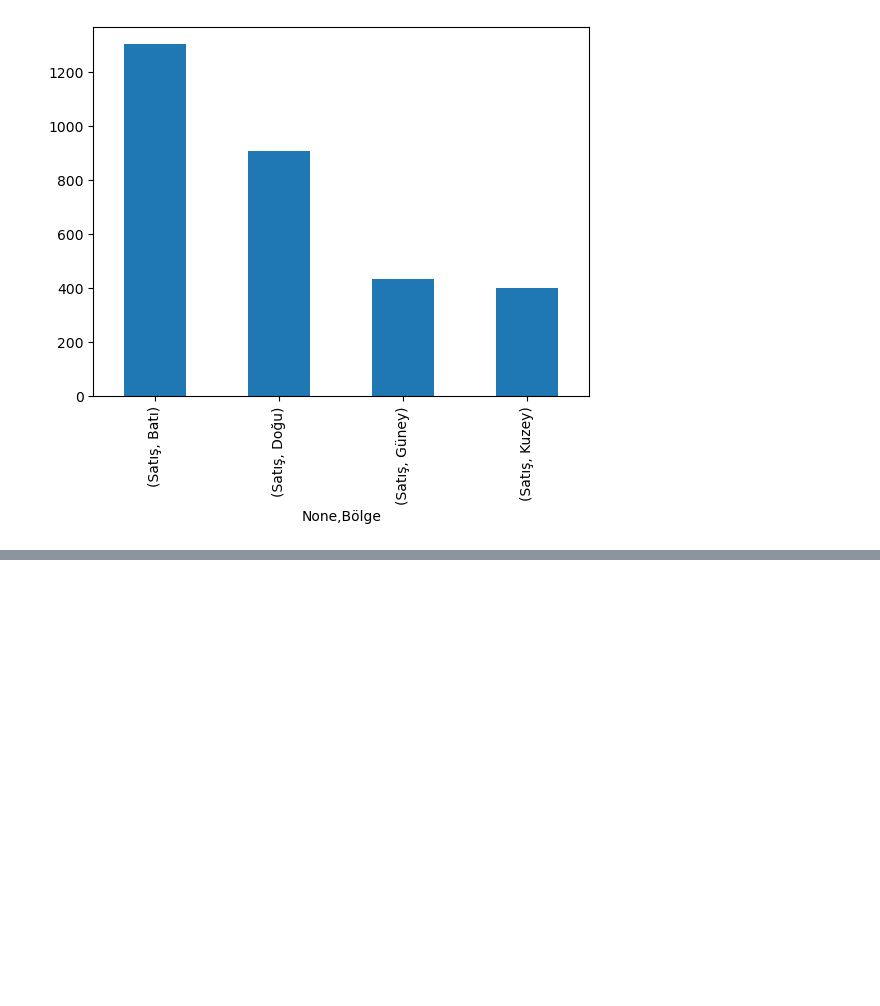
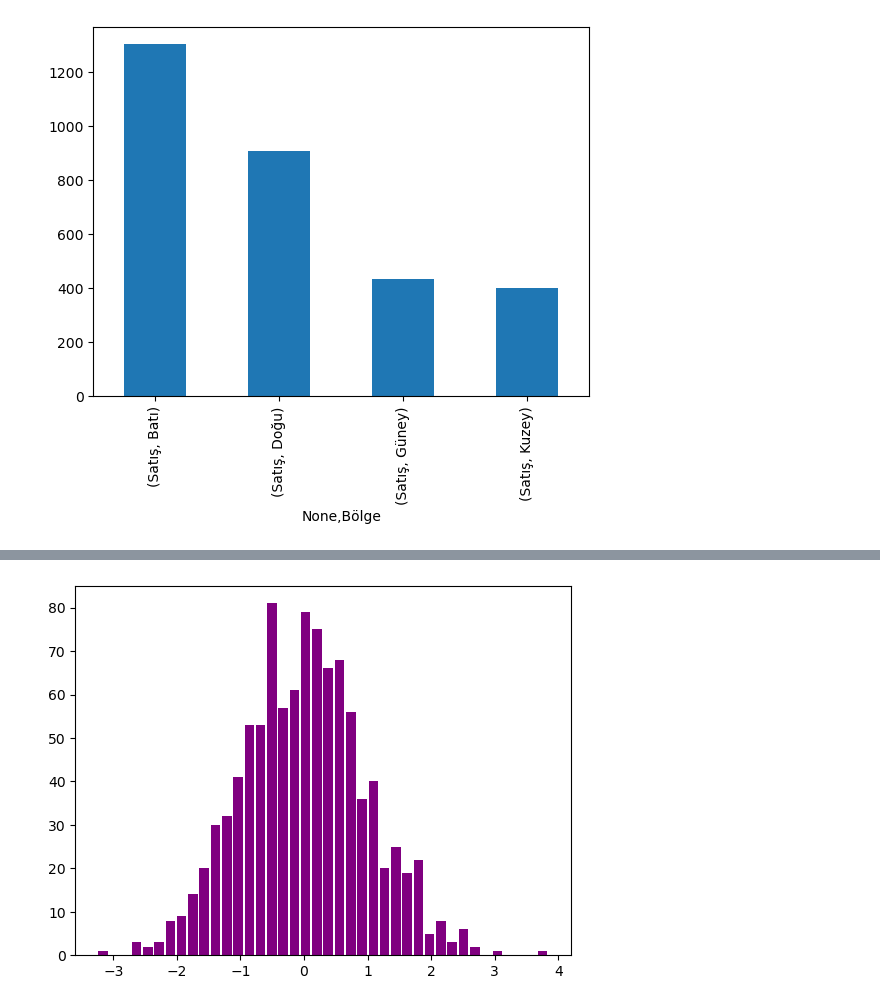
Before and after one commit to mustafacelik-86/expert-octo-journey, a Jupyter notebook: Data Visualization Classes.ipynb, the cells around one changed output, grey strips where cells are left out. Cells and saved outputs as stored; diff of their text form; code cells hidden in the pictures; blank space fills up the shorter version.

```diff
--- a/Data Visualization Classes.ipynb
+++ b/Data Visualization Classes.ipynb
@@ -1007,0 +1037,13 @@ plt.show()
+# %%
+np.random.seed(42)
+plt.hist(
+    np.random.randn(1000),
+    bins = 40,
+    color = "purple",
+    label = "Frekans",
+    width = 0.15 # her bin/bar'ın ne kadarlık bir genişlik kaplaması gerektiğini söyler
+)
+
+plt.show()
+# %% [output]
+[figure, added]
```
Also changed, not shown: parts of 17 cells of this notebook.
